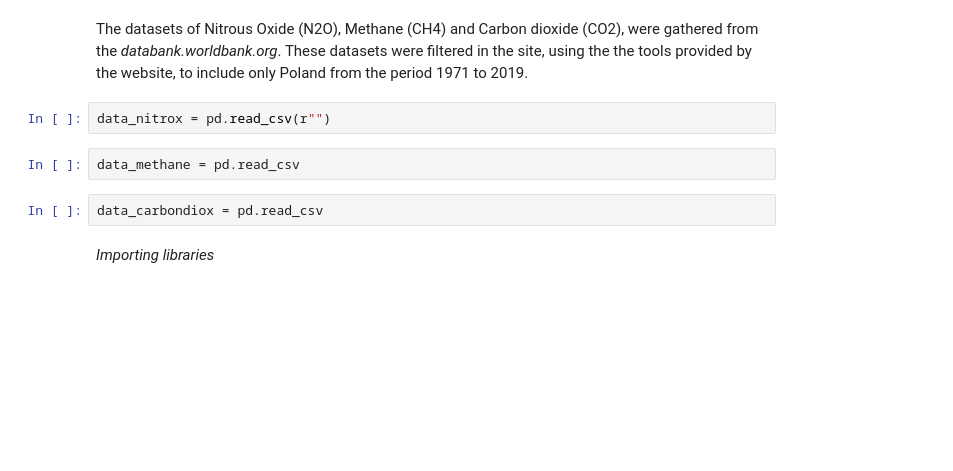
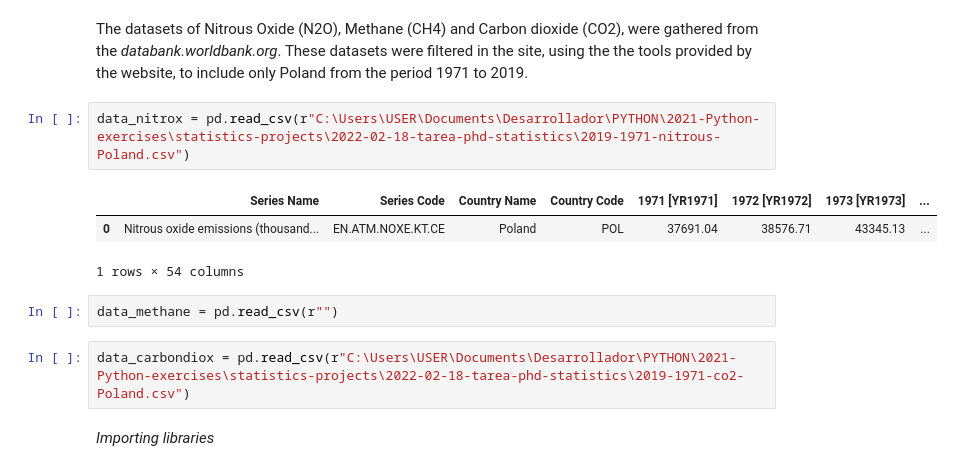
Before and after one commit to Alejandro-github-mx/statistics-projects, a Jupyter notebook: 2022-02-28-statistics-homework-FoodCC-Poland.ipynb, the cells around one changed output. Drawn from its saved outputs; the diff is of its cells as text; blank space fills up the shorter version.

Commit message:
Methane added.

```diff
--- a/2022-02-28-statistics-homework-FoodCC-Poland.ipynb
+++ b/2022-02-28-statistics-homework-FoodCC-Poland.ipynb
@@ -151,12 +151,16 @@ print(tabulate(vars_characteristics, headers="firstrow", tablefmt="fancy_grid"))
 ### 5.2 GHG emission data collection procedure
 # %% [markdown]
 The datasets of Nitrous Oxide (N2O), Methane (CH4) and Carbon dioxide (CO2), were gathered from the *databank.worldbank.org*. These datasets were filtered in the site, using the the tools provided by the website, to include only Poland from the period 1971 to 2019.
+# %%
+data_nitrox = pd.read_csv(r"C:\Users\USER\Documents\Desarrollador\PYTHON\2021-Python-exercises\statistics-projects\2022-02-18-tarea-phd-statistics\2019-1971-nitrous-Poland.csv")
+# %% [output]
+|  | Series Name | Series Code | Country Name | Country Code | 1971 [YR1971] | 1972 [YR1972] | 1973 [YR1973] | ... |
+| 0 | Nitrous oxide emissions (thousand... | EN.ATM.NOXE.KT.CE | Poland | POL | 37691.04 | 38576.71 | 43345.13 | ... |
+1 rows × 54 columns
 # %%
-data_nitrox = pd.read_csv(r"")
+data_methane = pd.read_csv(r"")
-# %%
-data_methane = pd.read_csv
-# %%
-data_carbondiox = pd.read_csv
+# %%
+data_carbondiox = pd.read_csv(r"C:\Users\USER\Documents\Desarrollador\PYTHON\2021-Python-exercises\statistics-projects\2022-02-18-tarea-phd-statistics\2019-1971-co2-Poland.csv")
 # %% [markdown]
 *Importing libraries*
 # %%
```
Also changed, not shown: 2 other files.
